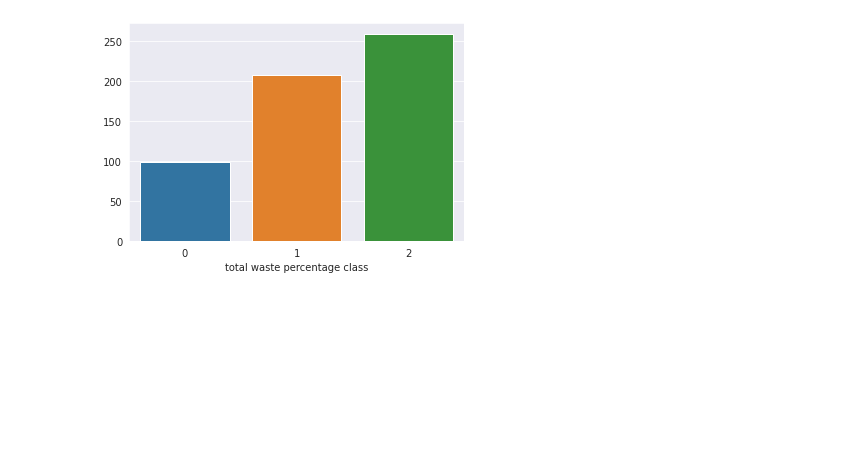
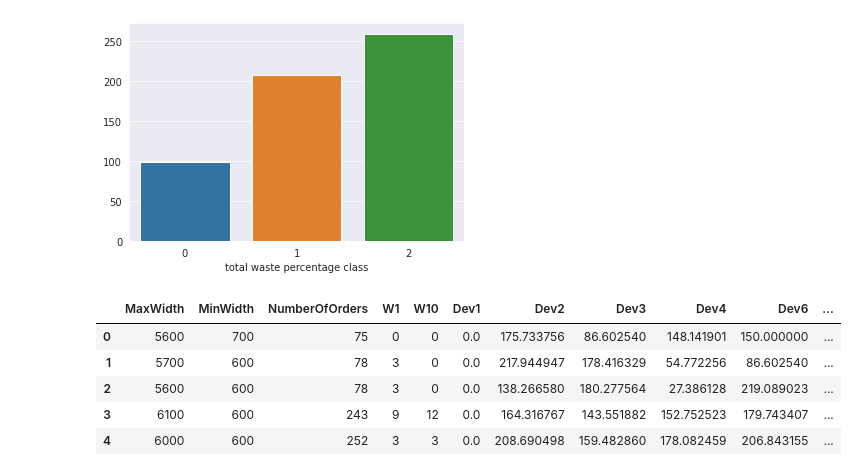
Before and after one commit to teoad95/Infusing-business-optimization-processes-with-machine-learning-and-expert-knowledge., a Jupyter notebook: Main_notebook.ipynb, the cells around one changed output. Drawn from its saved outputs; the diff is of its cells as text; code cells hidden in the pictures; blank space fills up the shorter version.

```diff
--- a/Main_notebook.ipynb
+++ b/Main_notebook.ipynb
@@ -62,0 +71,3 @@ runs.drop(columns=['RUNNUMBER']).describe()
+# %%
+runs = runs.fillna(0)
+runs.isnull().sum()
@@ -82,0 +126,4 @@ plt.show()
+# %%
+# Splitting into features and value to be predicted
+X = runs.drop(columns=['RUNNUMBER', 'TotalWastePercent', 'Class'])
+y = runs['Class']
@@ -82,0 +132,18 @@ plt.show()
+# %%
+from sklearn.feature_selection import SelectKBest, chi2
+
+
+select = SelectKBest(score_func=chi2, k=25)
+z = select.fit_transform(X, y)
+
+filter = select.get_support(indices=True)
+X_new = runs.iloc[:,filter]
+# %%
+X_new.head()
+# %% [output]
+|  | MaxWidth | MinWidth | NumberOfOrders | W1 | W10 | Dev1 | Dev2 | Dev3 | Dev4 | Dev6 | ... |
+| 0 | 5600 | 700 | 75 | 0 | 0 | 0.0 | 175.733756 | 86.602540 | 148.141901 | 150.000000 | ... |
+| 1 | 5700 | 600 | 78 | 3 | 0 | 0.0 | 217.944947 | 178.416329 | 54.772256 | 86.602540 | ... |
+| 2 | 5600 | 600 | 78 | 3 | 0 | 0.0 | 138.266580 | 180.277564 | 27.386128 | 219.089023 | ... |
+| 3 | 6100 | 600 | 243 | 9 | 12 | 0.0 | 164.316767 | 143.551882 | 152.752523 | 179.743407 | ... |
+| 4 | 6000 | 600 | 252 | 3 | 3 | 0.0 | 208.690498 | 159.482860 | 178.082459 | 206.843155 | ... |
```
Also changed, not shown: parts of 7 cells of this notebook.
